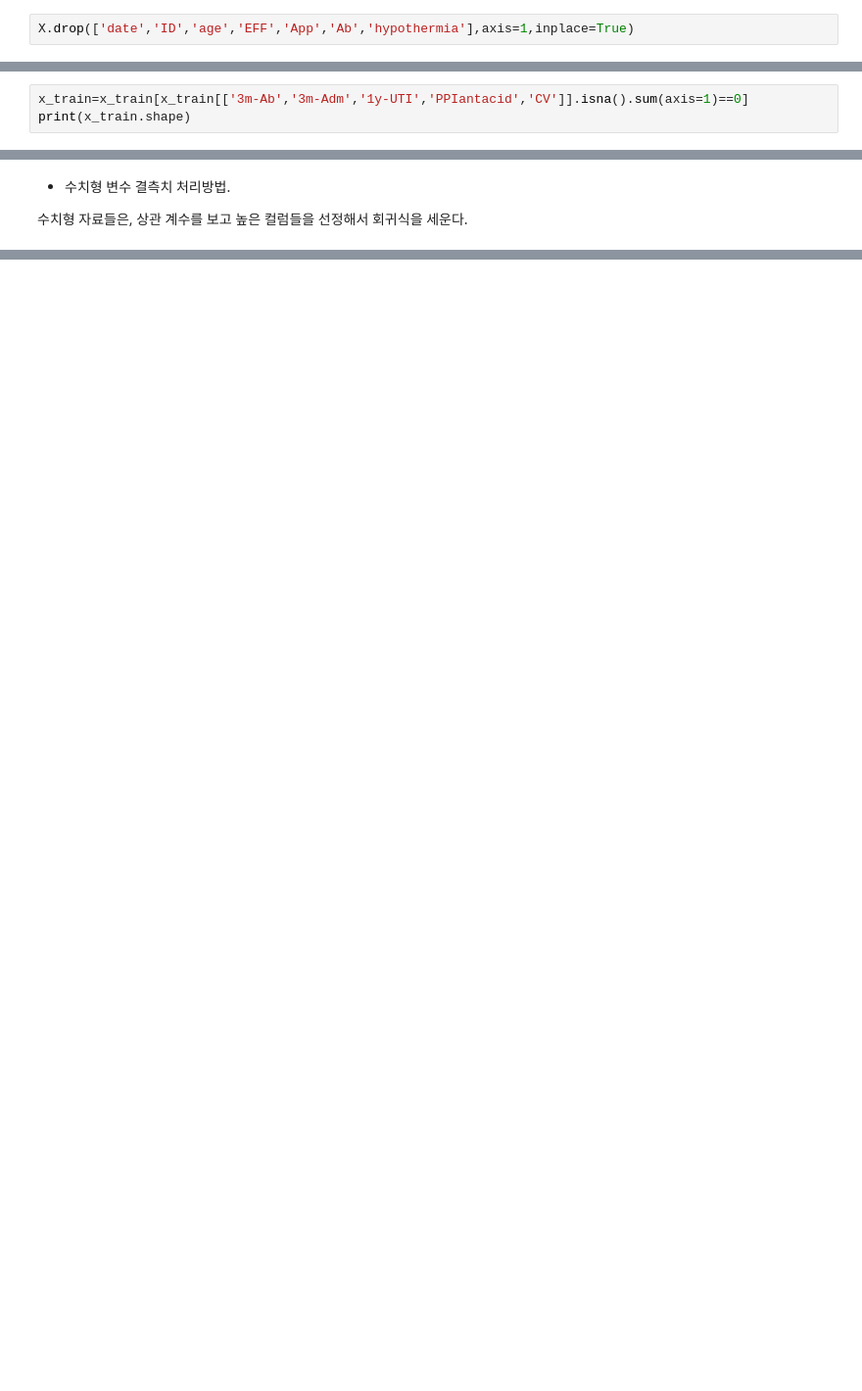
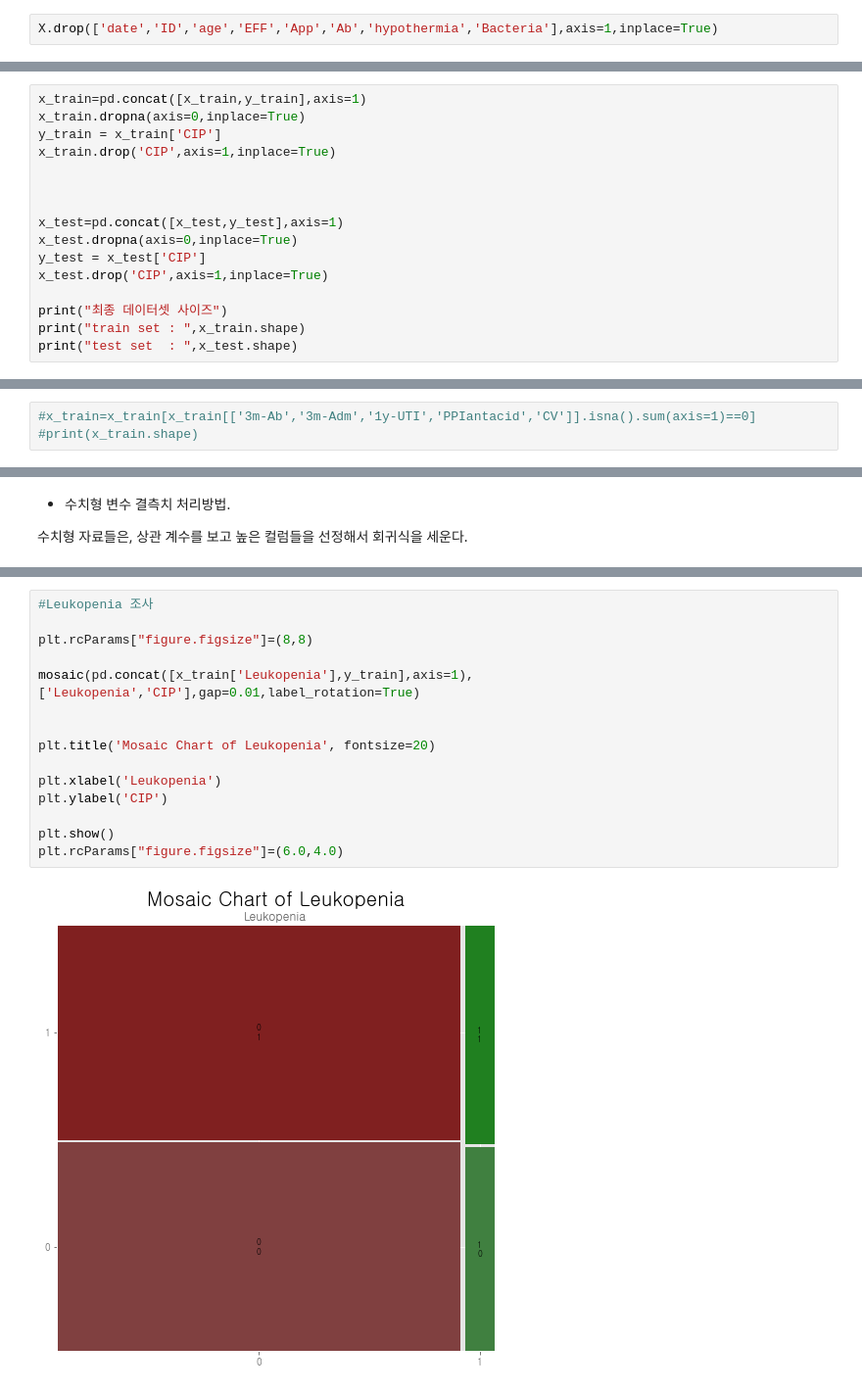
Before and after one commit to bub3690/22-1_multivariate, a Jupyter notebook: final_project/EDA.ipynb, the cells around one changed output, grey strips where cells are left out. Shown at 98% size. Cells and saved outputs as stored; diff of their text form; blank space fills up the shorter version.

```diff
--- a/final_project/EDA.ipynb
+++ b/final_project/EDA.ipynb
@@ -172,5 +200,5 @@ X.describe()
 # %%
-X.drop(['date','ID','age','EFF','App','Ab','hypothermia'],axis=1,inplace=True)
+X.drop(['date','ID','age','EFF','App','Ab','hypothermia','Bacteria'],axis=1,inplace=True)
 # %% [markdown]
 # 데이터 확인
 # %%
@@ -249,0 +282,16 @@ missing_col = check_missing_col(x_train)
+# %%
+x_train=pd.concat([x_train,y_train],axis=1)
+x_train.dropna(axis=0,inplace=True)
+y_train = x_train['CIP']
+x_train.drop('CIP',axis=1,inplace=True)
+
+
+
+x_test=pd.concat([x_test,y_test],axis=1)
+x_test.dropna(axis=0,inplace=True)
+y_test = x_test['CIP']
+x_test.drop('CIP',axis=1,inplace=True)
+
+print("최종 데이터셋 사이즈")
+print("train set : ",x_train.shape)
+print("test set  : ",x_test.shape)
@@ -254,5 +312,5 @@ missing_col = check_missing_col(x_train)
 
 범주형 자료들은 예측할 수 없기에, 모두 제거한다.
 # %%
-x_train=x_train[x_train[['3m-Ab','3m-Adm','1y-UTI','PPIantacid','CV']].isna().sum(axis=1)==0]
-print(x_train.shape)
+#x_train=x_train[x_train[['3m-Ab','3m-Adm','1y-UTI','PPIantacid','CV']].isna().sum(axis=1)==0]
+#print(x_train.shape)
@@ -318,0 +413,17 @@ Index(['sex', 'age', 'mc', 'iSBP', 'iDBP', 'iPR', 'iRR', 'iBT', 'iSpO',
+# %%
+#Leukopenia 조사
+
+plt.rcParams["figure.figsize"]=(8,8)
+
+mosaic(pd.concat([x_train['Leukopenia'],y_train],axis=1),['Leukopenia','CIP'],gap=0.01,label_rotation=True)
+
+
+plt.title('Mosaic Chart of Leukopenia', fontsize=20)
+
+plt.xlabel('Leukopenia')
+plt.ylabel('CIP')
+
+plt.show()
+plt.rcParams["figure.figsize"]=(6.0,4.0)
+# %% [output]
+[figure, added]
```
Also changed, not shown: parts of 67 cells of this notebook, 2 other files.
